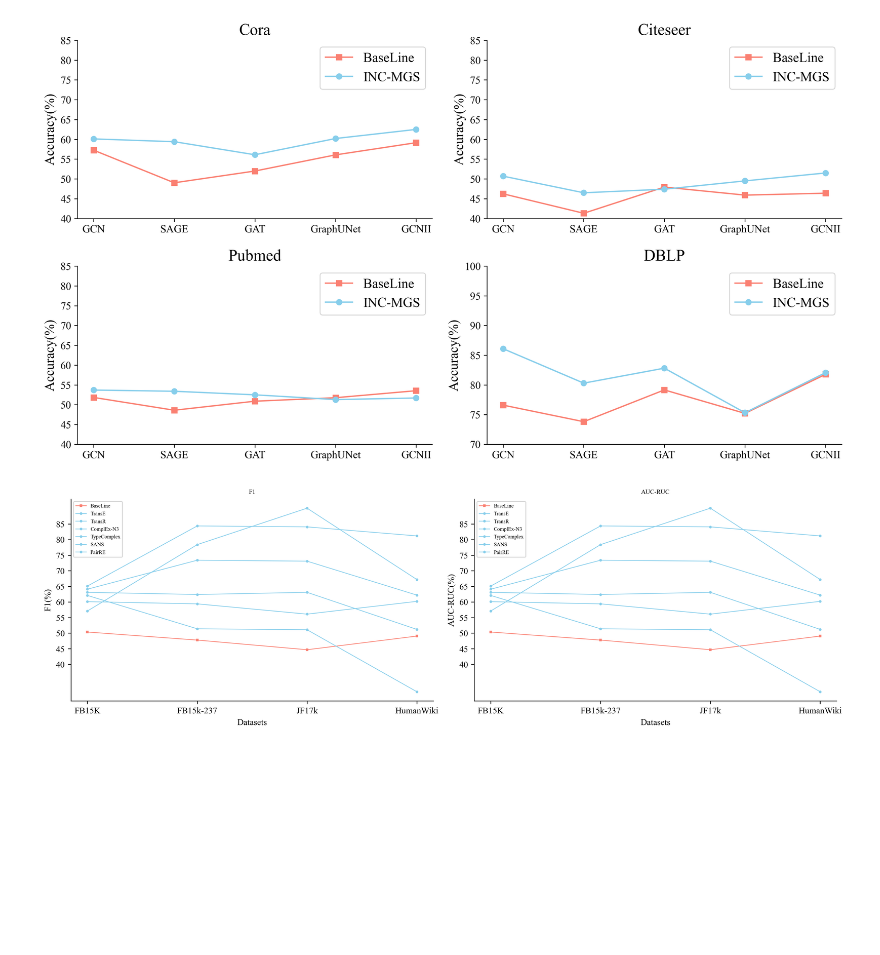
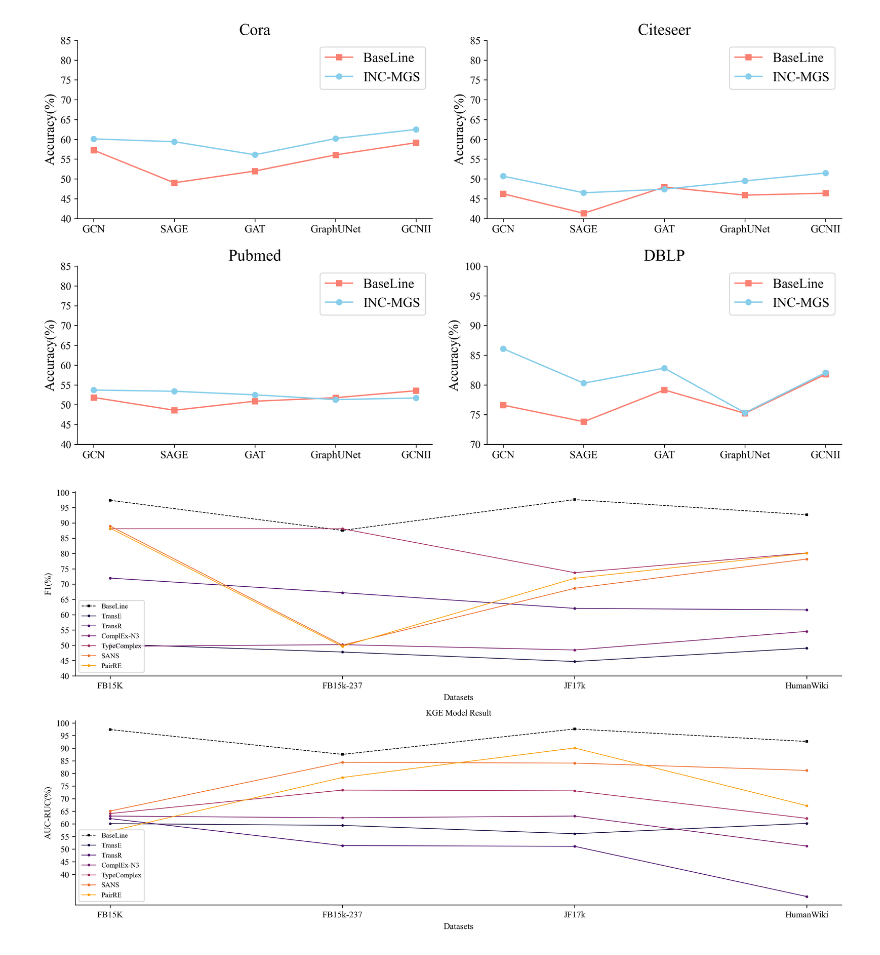
Before and after one commit to knightzz1998/paper-graph, a Jupyter notebook: 图形绘制_SMILE.ipynb, the cells around one changed output. Drawn from its saved outputs; the diff is of its cells as text; code cells hidden in the pictures; blank space fills up the shorter version.

```diff
--- a/图形绘制_SMILE.ipynb
+++ b/图形绘制_SMILE.ipynb
@@ -128,68 +128,72 @@ plt.rcParams['figure.dpi'] = 300
 plt.rcParams['savefig.dpi'] = 300
 font = {'family': 'serif',
         'serif': 'Times New Roman',
         'weight': 'normal',
         # 图例文字大小
-        'size': 6}
+        'size': 8}
 plt.rc('font', **font)
 
 # =====================================================
 x = ['FB15K', 'FB15k-237', 'JF17k', 'HumanWiki']  #点的横坐标
-k1 = [50.36, 47.78, 44.68, 49.06]  #线1的纵坐标
-k2 = [60.10, 59.40, 56.10, 60.20]  #线2的纵坐标
-k3 = [62.10, 51.40, 51.10, 31.20]  #线2的纵坐标
-k4 = [63.10, 62.40, 63.10, 51.20]  #线2的纵坐标
-k5 = [64.10, 73.40, 73.10, 62.20]  #线2的纵坐标
-k6 = [65.10, 84.40, 84.10, 81.20]  #线2的纵坐标
-k7 = [57.10, 78.40, 90.10, 67.20]  #线2的纵坐标
+Our = [97.39, 87.55, 97.62, 92.67]  #线1的纵坐标
+TransE = [50.36, 47.78, 44.68, 49.06]  #线2的纵坐标
+TransR = [71.96, 67.19, 62.06, 61.56]  #线2的纵坐标
+ComplEx_N3 = [49.63, 50.19, 48.44, 54.53]  #线2的纵坐标
+TypeComplex = [88.09, 88.09, 73.73, 80.17]  #线2的纵坐标
+SANS = [88.97, 50.03, 68.62, 78.18]  #线2的纵坐标
+PairRE = [88.27, 49.62, 71.89, 80.07]  #线2的纵坐标
 
-ax1 = plt.subplot(2, 2, 1)
+ax1 = plt.subplot(2, 1, 1)
 ax1.spines['top'].set_visible(False)
 ax1.spines['right'].set_visible(False)
 
-plt.title("F1")
-ax1.plot(x, k1, 's-', color='salmon', label="BaseLine" , markersize=2, linewidth=0.8)  #s-:方形
-ax1.plot(x, k2, 'o-', color='skyblue', label="TransE", markersize=2, linewidth=0.8)  #o-:圆形
-ax1.plot(x, k3, 'o-', color='skyblue', label="TransR", markersize=2, linewidth=0.8)  #o-:圆形
-ax1.plot(x, k4, 'o-', color='skyblue', label="ComplEx-N3", markersize=2, linewidth=0.8)  #o-:圆形
-ax1.plot(x, k5, 'o-', color='skyblue', label="TypeComplex", markersize=2, linewidth=0.8)  #o-:圆形
-ax1.plot(x, k6, 'o-', color='skyblue', label="SANS", markersize=2, linewidth=0.8)  #o-:圆形
-ax1.plot(x, k7, 'o-', color='skyblue', label="PairRE", markersize=2, linewidth=0.8)  #o-:圆形
+# plt.title("F1")
+ax1.plot(x, Our, 's-', color='#000004FF', label="BaseLine" , markersize=2, linewidth=0.8, linestyle='--')  #s-:方形
+ax1.plot(x, TransE, 'o-', color='#1B0C41FF', label="TransE", markersize=2, linewidth=0.8)  #o-:圆形
+ax1.plot(x, TransR, 'o-', color='#4A0C6BFF', label="TransR", markersize=2, linewidth=0.8)  #o-:圆形
+ax1.plot(x, ComplEx_N3, 'o-', color='#781C6DFF', label="ComplEx-N3", markersize=2, linewidth=0.8)  #o-:圆形
+ax1.plot(x, TypeComplex, 'o-', color='#A52C60FF', label="TypeComplex", markersize=2, linewidth=0.8)  #o-:圆形
+ax1.plot(x, SANS, 'o-', color='#ED6925FF', label="SANS", markersize=2, linewidth=0.8)  #o-:圆形
+ax1.plot(x, PairRE, 'o-', color='#FB9F06FF', label="PairRE", markersize=2, linewidth=0.8)  #o-:圆形
+
+
 plt.xlabel("Datasets", fontsize=10)  #横坐标名字
 plt.ylabel("F1(%)", fontsize=10)  #横坐标名字
-plt.yticks([40, 45, 50, 55, 60, 65, 70, 75, 80, 85], fontsize=10)
+plt.yticks([40, 45, 50, 55, 60, 65, 70, 75, 80, 85, 90, 95, 100], fontsize=10)
 plt.xticks(['FB15K', 'FB15k-237', 'JF17k', 'HumanWiki'], fontsize=10)
-ax1.legend(loc="best")  #图例
+ax1.legend(loc="lower left")  #图例
 
 # =============================================================================
 # =====================================================
 x = ['FB15K', 'FB15k-237', 'JF17k', 'HumanWiki']  #点的横坐标
-k1 = [50.36, 47.78, 44.68, 49.06]  #线1的纵坐标
-k2 = [60.10, 59.40, 56.10, 60.20]  #线2的纵坐标
-k3 = [62.10, 51.40, 51.10, 31.20]  #线2的纵坐标
-k4 = [63.10, 62.40, 63.10, 51.20]  #线2的纵坐标
-k5 = [64.10, 73.40, 73.10, 62.20]  #线2的纵坐标
-k6 = [65.10, 84.40, 84.10, 81.20]  #线2的纵坐标
-k7 = [57.10, 78.40, 90.10, 67.20]  #线2的纵坐标
+Our = [90.97, 97.62, 95.56, 99.19]  #线1的纵坐标
+TransE = [76.96, 70.76, 68.14, 66.54]  #线2的纵坐标
+TransR = [62.10, 51.40, 51.10, 31.20]  #线2的纵坐标
+ComplEx_N3 = [49.63, 50.34, 49.15, 52.86]  #线2的纵坐标
+TypeComplex = [64.10, 73.40, 73.10, 62.20]  #线2的纵坐标
+SANS = [65.10, 84.40, 84.10, 81.20]  #线2的纵坐标
+PairRE = [57.10, 78.40, 90.10, 67.20]  #线2的纵坐标
 
-ax2 = plt.subplot(2, 2, 2)
+ax2 = plt.subplot(2, 1, 2)
 ax2.spines['top'].set_visible(False)
 ax2.spines['right'].set_visible(False)
 
-plt.title("AUC-RUC")
-ax2.plot(x, k1, 's-', color='salmon', label="BaseLine" , markersize=2, linewidth=0.8)  #s-:方形
-ax2.plot(x, k2, 'o-', color='skyblue', label="TransE", markersize=2, linewidth=0.8)  #o-:圆形
-ax2.plot(x, k3, 'o-', color='skyblue', label="TransR", markersize=2, linewidth=0.8)  #o-:圆形
-ax2.plot(x, k4, 'o-', color='skyblue', label="ComplEx-N3", markersize=2, linewidth=0.8)  #o-:圆形
-ax2.plot(x, k5, 'o-', color='skyblue', label="TypeComplex", markersize=2, linewidth=0.8)  #o-:圆形
-ax2.plot(x, k6, 'o-', color='skyblue', label="SANS", markersize=2, linewidth=0.8)  #o-:圆形
-ax2.plot(x, k7, 'o-', color='skyblue', label="PairRE", markersize=2, linewidth=0.8)  #o-:圆形
+plt.title("KGE Model Result")
+ax2.plot(x, Our, 's-', color='#000004FF', label="BaseLine" , markersize=2, linewidth=0.8, linestyle='--')  #s-:方形
+ax2.plot(x, TransE, 'o-', color='#1B0C41FF', label="TransE", markersize=2, linewidth=0.8)  #o-:圆形
+ax2.plot(x, TransR, 'o-', color='#4A0C6BFF', label="TransR", markersize=2, linewidth=0.8)  #o-:圆形
+ax2.plot(x, ComplEx_N3, 'o-', color='#781C6DFF', label="ComplEx-N3", markersize=2, linewidth=0.8)  #o-:圆形
+ax2.plot(x, TypeComplex, 'o-', color='#A52C60FF', label="TypeComplex", markersize=2, linewidth=0.8)  #o-:圆形
+ax2.plot(x, SANS, 'o-', color='#ED6925FF', label="SANS", markersize=2, linewidth=0.8)  #o-:圆形
+ax2.plot(x, PairRE, 'o-', color='#FB9F06FF', label="PairRE", markersize=2, linewidth=0.8)  #o-:圆形
+
 plt.xlabel("Datasets", fontsize=10)  #横坐标名字
 plt.ylabel("AUC-RUC(%)", fontsize=10)  #横坐标名字
-plt.yticks([40, 45, 50, 55, 60, 65, 70, 75, 80, 85], fontsize=10)
+plt.yticks([40, 45, 50, 55, 60, 65, 70, 75, 80, 85, 90, 95, 100], fontsize=10)
 plt.xticks(['FB15K', 'FB15k-237', 'JF17k', 'HumanWiki'], fontsize=10)
-ax2.legend(loc="best")  #图例
+ax2.legend(loc="lower left")  #图例
 
 plt.tight_layout()  # 使子图适应作图区域避免坐标轴标签信息显示混乱
+plt.savefig("SMILE_Embedding.svg", dpi=300)
 # %% [output]
-[figure, old version]
+[figure, new version]
```
Also changed, not shown: 1 other file.
